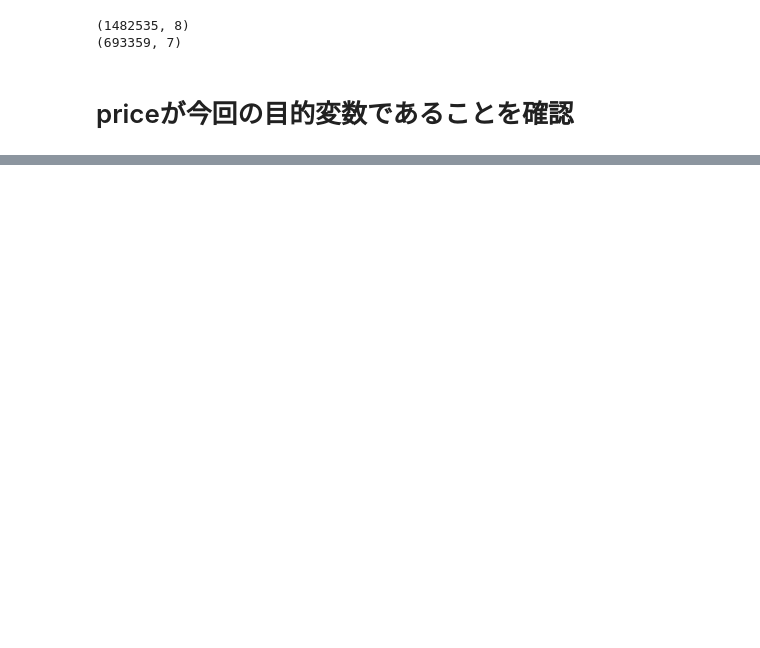
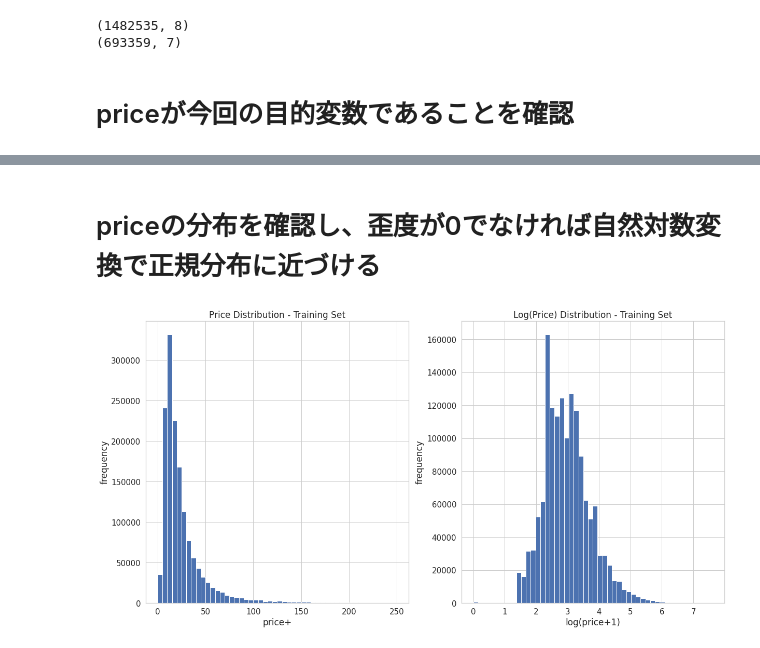
Before and after one commit to t-xxx/data-engineer-interview, a Jupyter notebook: mercari-etl.ipynb, the cells around one changed output, grey strips where cells are left out. Drawn from its saved outputs; the diff is of its cells as text; code cells hidden in the pictures; blank space fills up the shorter version.

```diff
--- a/mercari-etl.ipynb
+++ b/mercari-etl.ipynb
@@ -22,3 +22,16 @@ for dirname, _, filenames in os.walk('/kaggle/input'):
 /kaggle/input/mercari-price-suggestion-challenge/sample_submission_stg2.csv.zip
 /kaggle/input/mercari-price-suggestion-challenge/test_stg2.tsv.zip
 /kaggle/input/mercari-price-suggestion-challenge/sample_submission.csv.7z
+# %%
+!pip install pyunpack
+!pip install patool
+
+import os
+from pyunpack import Archive
+import shutil
+import numpy as np
+
+%matplotlib inline
+import matplotlib.pyplot as plt
+import seaborn as sns
+sns.set(style='whitegrid')
@@ -90,3 +97,22 @@ test_df.head(3)
 | 0 | 0 | Breast cancer "I fight like a gir... | 1 | Women/Jewelry/Rings | NaN | 1 | Size 7 |
 | 1 | 1 | 25 pcs NEW 7.5"x12" Kraft Bubble ... | 1 | Other/Office supplies/Shipping Su... | NaN | 1 | 25 pcs NEW 7.5"x12" Kraft Bubble ... |
 | 2 | 2 | Coach bag | 1 | Vintage & Collectibles/Bags and P... | Coach | 1 | Brand new coach bag. Bought for [... |
+# %% [markdown]
+# priceの分布を確認し、歪度が0でなければ自然対数変換で正規分布に近づける
+# %%
+plt.subplot(1, 2, 1) # 表の配置
+(train_df['price']).plot.hist(bins=50, figsize=(20,10), edgecolor='white',range=[0,250])
+plt.xlabel('price+', fontsize=17)
+plt.ylabel('frequency', fontsize=17)
+plt.tick_params(labelsize=15)
+plt.title('Price Distribution - Training Set', fontsize=17)
+
+plt.subplot(1, 2, 2)
+np.log1p(train_df['price']).plot.hist(bins=50, figsize=(20,10), edgecolor='white')
+plt.xlabel('log(price+1)', fontsize=17)
+plt.ylabel('frequency', fontsize=17)
+plt.tick_params(labelsize=15)
+plt.title('Log(Price) Distribution - Training Set', fontsize=17)
+plt.show()
+# %% [output]
+[figure, added]
```
Also changed, not shown: parts of 3 cells of this notebook.
